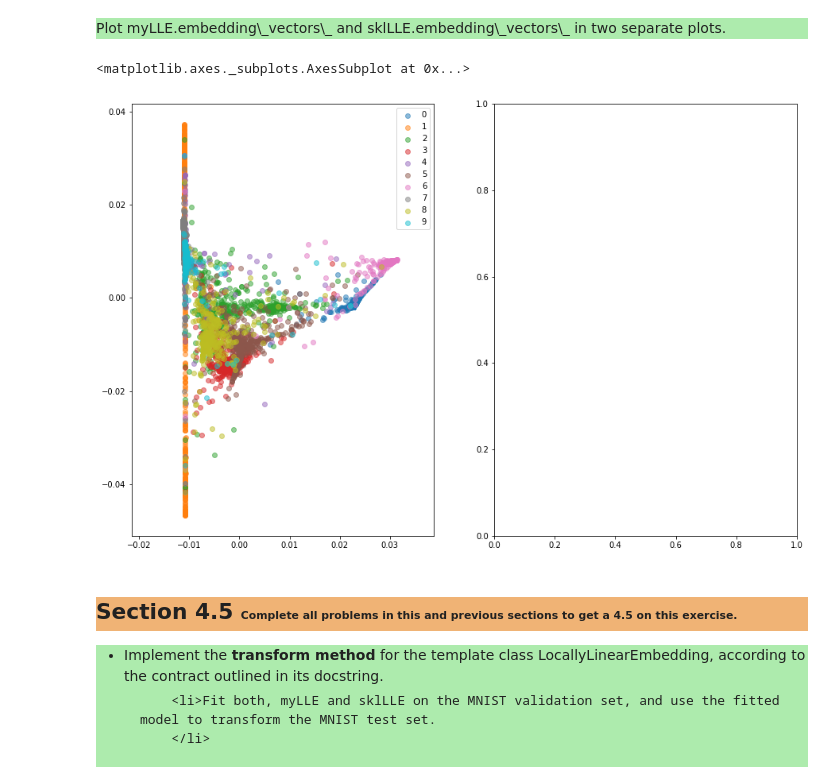
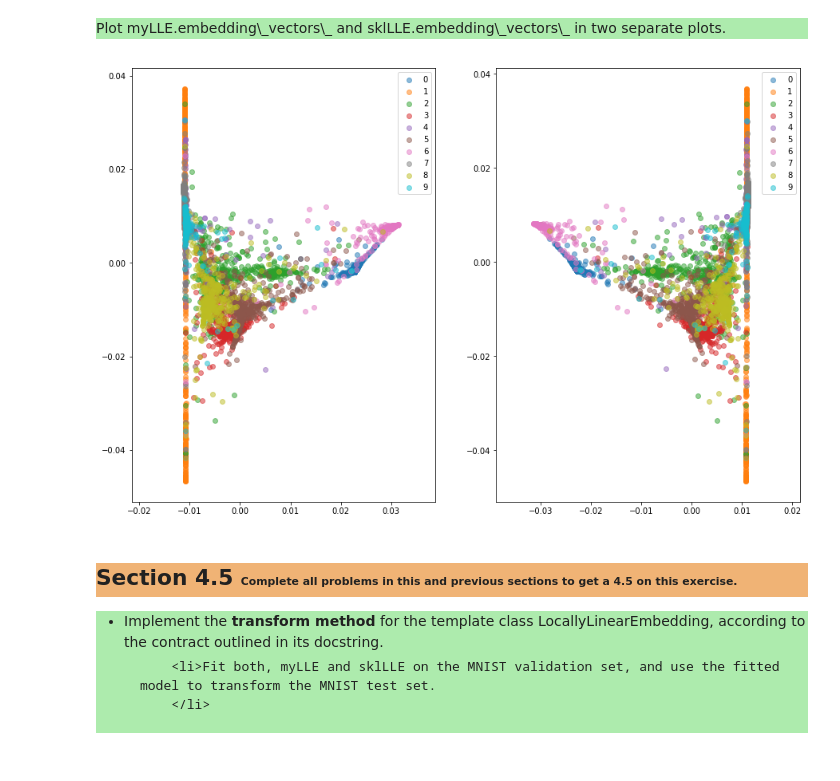
Before and after one commit to mcreng/stat-learning, a Jupyter notebook: slt-ce-1.ipynb, the cells around one changed output. Saved outputs shown, nothing was run; the diff lists cells and outputs as text; code cells hidden in the pictures.

```diff
--- a/slt-ce-1.ipynb
+++ b/slt-ce-1.ipynb
@@ -92,7 +123,26 @@ class LocallyLinearEmbedding(skl.base.BaseEstimator, skl.base.TransformerMixin):
         Returns:
             self
         """
-        raise NotImplementedError()
+        self.X_ = X
+        self.nbrs_X = skl.neighbors.KDTree(X)
+        nbrs = self.nbrs_X.query(X, k=self.n_neighbors+1, return_distance=False)
+
+        W_ = np.zeros((X.shape[0], X.shape[0]))
+        for idx, *nbrs in nbrs:
+            C = (X[nbrs] - X[idx]).dot((X[nbrs] - X[idx]).T)
+            W_[idx, nbrs] = np.linalg.solve(C, np.ones(self.n_neighbors))
+            W_[idx, nbrs] /= np.sum(W_[idx, nbrs])
+
+        self.M_ = (np.eye(X.shape[0], X.shape[0])-W_).T.dot(np.eye(X.shape[0], X.shape[0])-W_)
+        # we may improve the speed of it if we use scipy, but it is not in the env so I didn't use it.
+        self.M_eigval_, eigvec = np.linalg.eigh(self.M_)
+        eigsort = self.M_eigval_.argsort()
+        self.M_eigval_ = self.M_eigval_[eigsort]
+        eigvec = eigvec[:, eigsort]
+        self.embedding_vectors_ = eigvec[:, 1:self.n_components+1]
+        self.nbrs_y = skl.neighbors.KDTree(self.embedding_vectors_)
+
+        return self
 
     def transform(self, X):
         """Map new vectors X to embedding space
@@ -106,7 +156,16 @@ class LocallyLinearEmbedding(skl.base.BaseEstimator, skl.base.TransformerMixin):
             y (np.ndarray): Embedded vectors with shape (new_samples, n_components)
         """
         check_is_fitted(self, ["embedding_vectors_", "nbrs_X"])
-        raise NotImplementedError()
+        nbrs_new_X = self.nbrs_X.query(X, k=self.n_neighbors, return_distance=False)
+        W_ = np.zeros((X.shape[0], self.X_.shape[0]))
+        for idx, nbrs in enumerate(nbrs_new_X):
+            C = (self.X_[nbrs] - X[idx]).dot((self.X_[nbrs] - X[idx]).T)
+            W_[idx, nbrs] = np.linalg.solve(C, np.ones(self.n_neighbors))
+            W_[idx, nbrs] /= np.sum(W_[idx, nbrs])
+        y = np.empty((X.shape[0], self.n_components))
+        for i in range(X.shape[0]):
+            y[i] = np.dot(self.embedding_vectors_[nbrs_new_X[i]].T, W_[i, nbrs_new_X[i]])
+        return y
 
     def inverse_transform(self, y):
         """Map new vectors y to input space with dimension dim.
@@ -120,7 +179,16 @@ class LocallyLinearEmbedding(skl.base.BaseEstimator, skl.base.TransformerMixin):
             X (np.ndarray): Vectors with shape (new_samples, dim)
         """
         check_is_fitted(self, ["embedding_vectors_", "X_", "nbrs_y"])
-        raise NotImplementedError()
+        nbrs_y = self.nbrs_y.query(y, k=self.n_neighbors, return_distance=False)
+        W_ = np.zeros((y.shape[0], self.embedding_vectors_.shape[0]))
+        for idx, nbrs in enumerate(nbrs_y):
+            C = (self.embedding_vectors_[nbrs] - y[idx]).dot((self.embedding_vectors_[nbrs] - y[idx]).T)
+            W_[idx, nbrs] = np.linalg.solve(C, np.ones(self.n_neighbors))
+            W_[idx, nbrs] /= np.sum(W_[idx, nbrs])
+        X = np.empty((y.shape[0], self.X_.shape[1]))
+        for i in range(y.shape[0]):
+            X[i] = np.dot(self.X_[nbrs_y[i]].T, W_[i, nbrs_y[i]])
+        return X
 # %% [markdown]
 <p style="background-color:#adebad;">
     Create an instance of your LLE class with default parameters and fit the MNIST validation set. Record the execution time (should be about 30 sec). Furthermore, create an instance of the sklearn LLE class, and fit it with the same parameters. Again record the execution time.
@@ -155,12 +226,11 @@ def plt_mnist(embedding, of="validation"):
 # %%
 plt.figure(figsize=(15,10))
 plt.subplot(121)
 plt_mnist(sklLLE.embedding_)
 plt.subplot(122)
-# plt_mnist(sklLLE.embedding_) # <--- uncomment this!
+plt_mnist(myLLE.embedding_vectors_) # <--- uncomment this!
 # %% [output]
-<matplotlib.axes._subplots.AxesSubplot at 0x...>
-[figure, old version]
+[figure, new version]
 # %% [markdown]
 <h2 style="background-color:#f0b375;"> Section 4.5
 <span style=font-size:50%> Complete all problems in this and previous sections to get a 4.5 on this exercise. </span>
```
Also changed, not shown: parts of 26 cells of this notebook.
